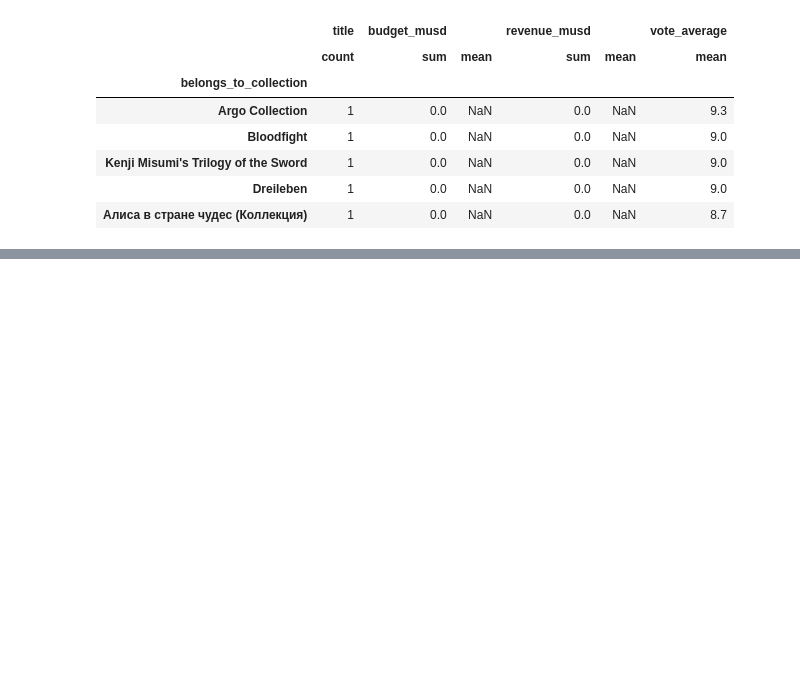
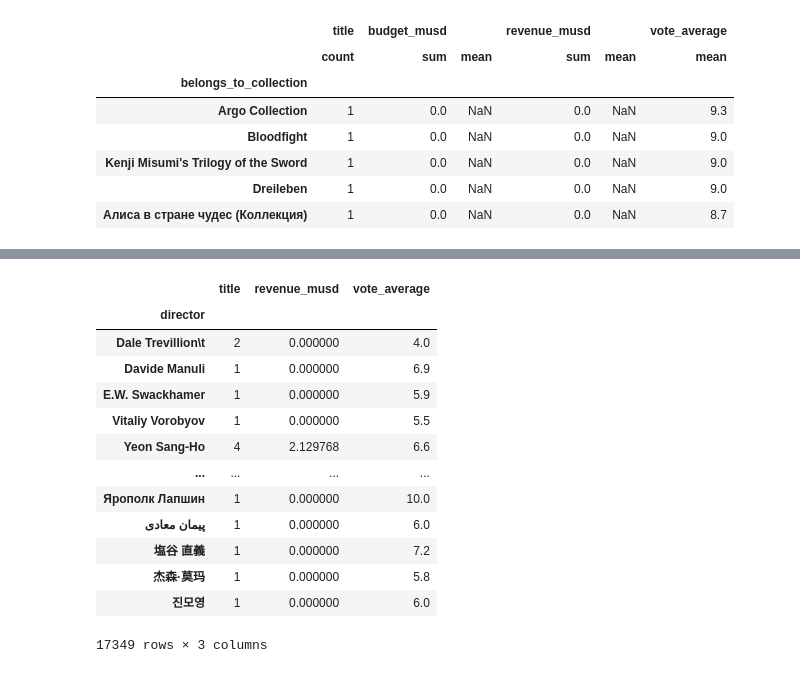
Before and after one commit to MeganHolborn/Udemy-Data-Science-with-Pandas-course, a Jupyter notebook: Project 1_Explanatory Data Analysis & Data Presentation.ipynb, the cells around one changed output, grey strips where cells are left out. Drawn from its saved outputs; the diff is of its cells as text; code cells hidden in the pictures; blank space fills up the shorter version.

Commit message:
Data analysis: most successful directors

```diff
--- a/Project 1_Explanatory Data Analysis & Data Presentation.ipynb
+++ b/Project 1_Explanatory Data Analysis & Data Presentation.ipynb
@@ -581,0 +590,19 @@ succ_franchise.sort_values(by=[("vote_average","mean")], ascending=[False]).head
+# %%
+# Create a dataframe with all our data of interest for downstream comparison
+director_data = movies.groupby("director").agg({"title":"count","revenue_musd":"sum","vote_average":"mean"})
+director_data
+# %% [output]
+|  | title | revenue_musd | vote_average |
+| director |  |  |  |
+| Dale Trevillion\t | 2 | 0.000000 | 4.0 |
+| Davide Manuli | 1 | 0.000000 | 6.9 |
+| E.W. Swackhamer | 1 | 0.000000 | 5.9 |
+| Vitaliy Vorobyov | 1 | 0.000000 | 5.5 |
+| Yeon Sang-Ho | 4 | 2.129768 | 6.6 |
+| ... | ... | ... | ... |
+| Ярополк Лапшин | 1 | 0.000000 | 10.0 |
+| پیمان معادی | 1 | 0.000000 | 6.0 |
+| 塩谷 直義 | 1 | 0.000000 | 7.2 |
+| 杰森·莫玛 | 1 | 0.000000 | 5.8 |
+| 진모영 | 1 | 0.000000 | 6.0 |
+17349 rows × 3 columns
```
Also changed, not shown: parts of 4 cells of this notebook.
